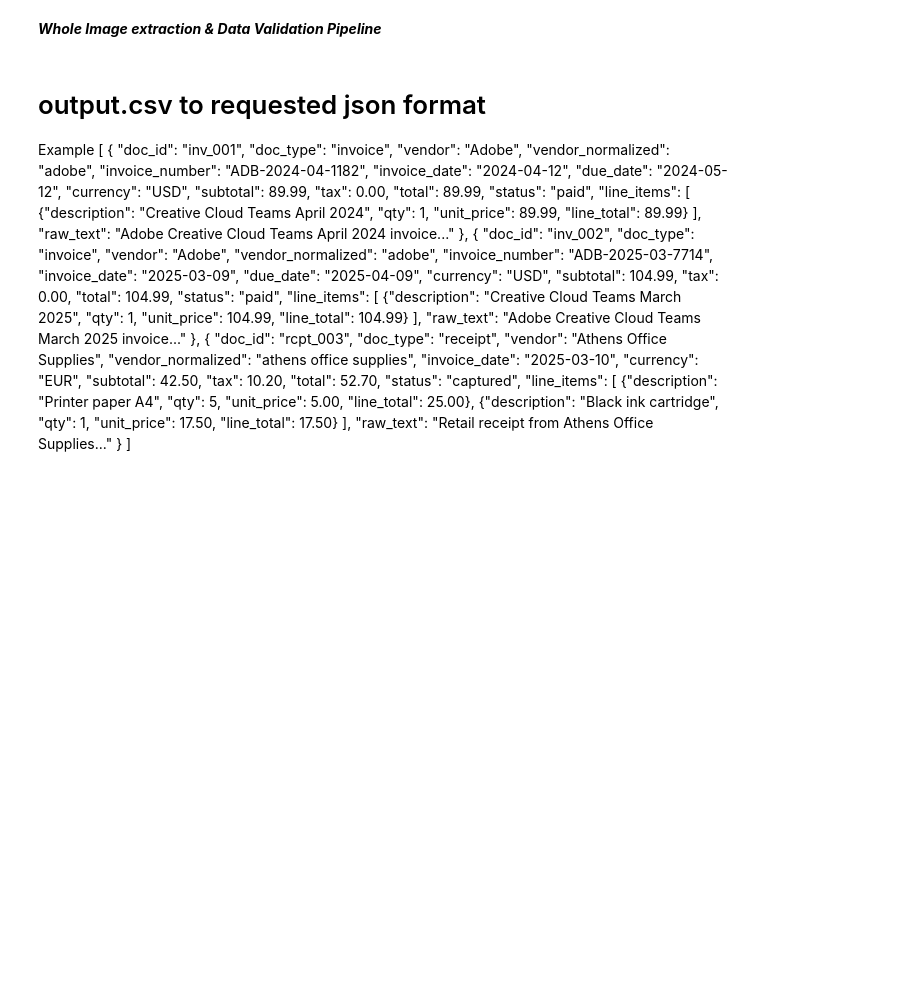
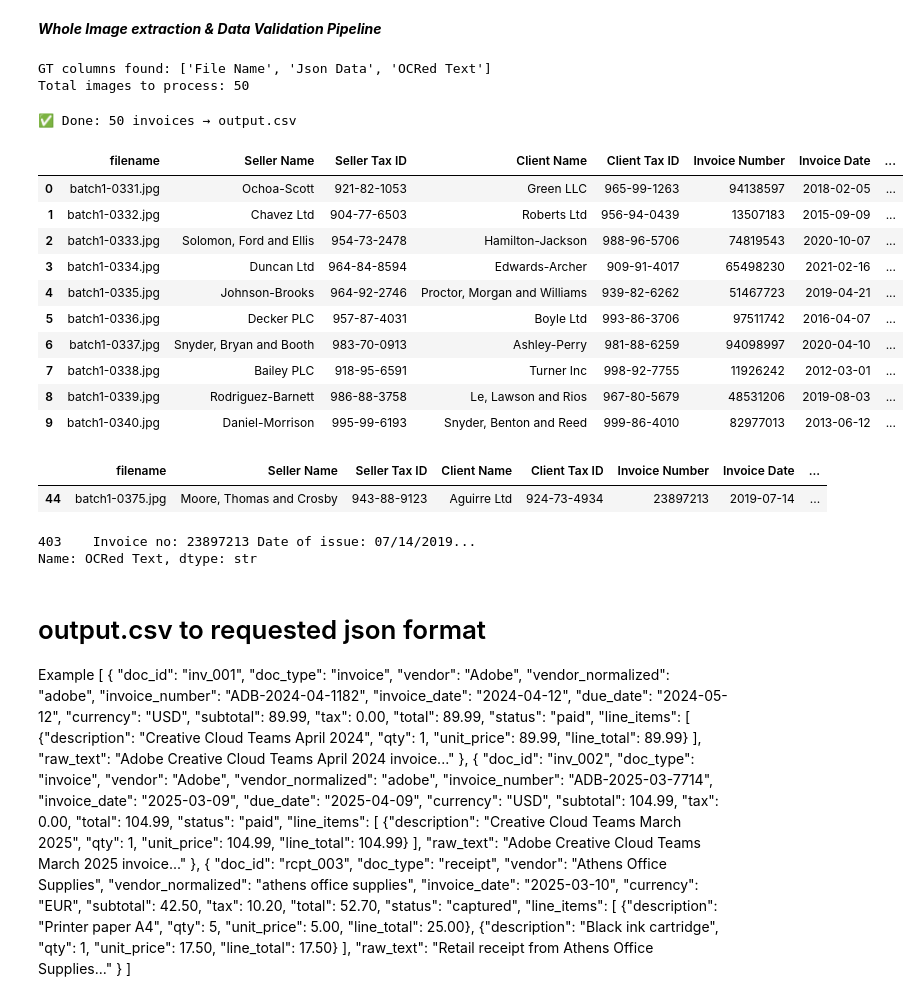
Before and after one commit to UpLong23/makeathon-2026-WHOAMI-inform, a Jupyter notebook: ocr/Process_cv2_Tesseract.ipynb, the cells around one changed output. Cells and saved outputs as stored; diff of their text form; code cells hidden in the pictures; blank space fills up the shorter version.

```diff
--- a/ocr/Process_cv2_Tesseract.ipynb
+++ b/ocr/Process_cv2_Tesseract.ipynb
@@ -38,7 +48,7 @@ ROOT            = "/kaggle/input/datasets/osamahosamabdellatif/high-quality-invo
 CHECKPOINT_FILE = "/kaggle/working/checkpoint.json"
 OUTPUT_CSV      = "/kaggle/working/output.csv"
 
-# client = Groq(api_key=secret_value_0)
+client = Groq(api_key=api_key)
 
 REQUIRED_FIELDS = [
     "Seller Name", "Seller Tax ID", "Client Name", "Client Tax ID",
@@ -103,12 +113,18 @@ def load_ground_truth(csv_path):
     """
     Loads a ground truth CSV into a dict keyed by filename.
     Handles both 'filename' and 'image' column names.
+    gt_lookup is a directory in which each key is an image.
+    Each image's values are the ground truth (correct) data that the ocr model
+    should return.
+    Therefore this is a great way to compare, evaluate, and calculate accuracy
+    metrics for the performance of the ocr model.
     """
     if not csv_path or not os.path.exists(csv_path):
         return {}
 
     df = pd.read_csv(csv_path)
     print(f"GT columns found: {list(df.columns)}")
+    df.head(5)
 
     gt_lookup = {}
     for _, row in df.iterrows():
@@ -201,13 +217,15 @@ def extract_text(img):
 
             if prev_right == 0:
                 line += text
-            elif gap > midpoint * 0.4:
+            elif gap > midpoint * 0.3:
                 line += "\t" + text
             elif gap > 15:
                 line += " " + text
             else:
                 line += " " + text
 
+            # line += "\t" + text
+
             prev_right = left + width
 
         raw_text += line.strip() + "\n"
@@ -292,7 +310,8 @@ def extract_fields_llm(raw_text:str):
     Temperature=0 for deterministic extraction.
     """
     prompt = f"""
-    You are an invoice field extractor. The input is raw OCR text — it may be jumbled, out of order, or have broken formatting. Do NOT read it top-to-bottom. Scan the ENTIRE text to find each field by its meaning.
+    You are an invoice field extractor. The input is raw OCR text — it may be jumbled, out of order, or have broken formatting.
+    Do NOT read it top-to-bottom. Scan the ENTIRE text to find each field by its meaning.
 
     FIELDS TO EXTRACT:
     - Seller Name: Who issued/sold. A company or person name. Never an address, never the buyer.
@@ -326,7 +345,7 @@ def extract_fields_llm(raw_text:str):
     """
 
     response = client.chat.completions.create(
-        model="llama-3.1-8b-instant",
+        model="meta-llama/llama-4-scout-17b-16e-instruct",
         messages=[{"role": "user", "content": prompt}],
         response_format={"type": "json_object"},
         temperature=0,
@@ -424,6 +443,8 @@ def extract_fields(structured_text):
     except Exception as e:
         print(f"⚠️  LLM failed entirely → using regex: {e}")
         return regex_fields
+
+
 def run_pipeline(dataset, rate_limit_delay=0.8):
     results = []
 
@@ -447,6 +468,11 @@ def run_pipeline(dataset, rate_limit_delay=0.8):
 
             # ── Stage 2: Structure ────────────────────────────────
             structured_text     = structure_for_llm(raw_text)
+            # if img_path == "/Users/grigoriostsakalis/.cache/kagglehub/datasets/osamahosamabdellatif/high-quality-invoice-images-for-ocr/versions/3/batch_1/batch_1/batch1_1/batch1-0359.jpg":
+            #     print(structured_text)
+            #     exit(0)
+            # else:
+            #     continue
 
             # ── Stage 3: Extract (LLM + regex fallback combined) ──
             fields              = extract_fields(structured_text)
@@ -457,34 +483,60 @@ def run_pipeline(dataset, rate_limit_delay=0.8):
             if missing:
                 print(f"\n⚠️  [{filename}] missing: {missing}")
 
             # ── Stage 5: Build row ────────────────────────────────
             row = {
                 "filename" : filename,
                 **{f: fields.get(f) for f in REQUIRED_FIELDS},
             }
 
         except Exception as e:
             print(f"\n❌ [{filename}]: {e}")
             row = {
                 "filename" : filename,
                 **{f: None for f in REQUIRED_FIELDS},
             }
 
         results.append(row)
         time.sleep(rate_limit_delay)
 
     return results
 
 
 # ── Run ────────────────────────────────────────────────────────────
 results = run_pipeline(dataset)
 
 # ── Save output.csv ────────────────────────────────────────────────
 df = pd.DataFrame(results)[["filename"] + REQUIRED_FIELDS]
-df.to_csv("/kaggle/working/output.csv", index=False)
+df.to_csv(".data/working/output.csv", index=False)
 
 print(f"\n✅ Done: {len(df)} invoices → output.csv")
 display(df.head(10))
+# %% [output]
+GT columns found: ['File Name', 'Json Data', 'OCRed Text']
+Total images to process: 50
+✅ Done: 50 invoices → output.csv
+|  | filename | Seller Name | Seller Tax ID | Client Name | Client Tax ID | Invoice Number | Invoice Date | ... |
+| 0 | batch1-0331.jpg | Ochoa-Scott | 921-82-1053 | Green LLC | 965-99-1263 | 94138597 | 2018-02-05 | ... |
+| 1 | batch1-0332.jpg | Chavez Ltd | 904-77-6503 | Roberts Ltd | 956-94-0439 | 13507183 | 2015-09-09 | ... |
+| 2 | batch1-0333.jpg | Solomon, Ford and Ellis | 954-73-2478 | Hamilton-Jackson | 988-96-5706 | 74819543 | 2020-10-07 | ... |
+| 3 | batch1-0334.jpg | Duncan Ltd | 964-84-8594 | Edwards-Archer | 909-91-4017 | 65498230 | 2021-02-16 | ... |
+| 4 | batch1-0335.jpg | Johnson-Brooks | 964-92-2746 | Proctor, Morgan and Williams | 939-82-6262 | 51467723 | 2019-04-21 | ... |
+| 5 | batch1-0336.jpg | Decker PLC | 957-87-4031 | Boyle Ltd | 993-86-3706 | 97511742 | 2016-04-07 | ... |
+| 6 | batch1-0337.jpg | Snyder, Bryan and Booth | 983-70-0913 | Ashley-Perry | 981-88-6259 | 94098997 | 2020-04-10 | ... |
+| 7 | batch1-0338.jpg | Bailey PLC | 918-95-6591 | Turner Inc | 998-92-7755 | 11926242 | 2012-03-01 | ... |
+| 8 | batch1-0339.jpg | Rodriguez-Barnett | 986-88-3758 | Le, Lawson and Rios | 967-80-5679 | 48531206 | 2019-08-03 | ... |
+| 9 | batch1-0340.jpg | Daniel-Morrison | 995-99-6193 | Snyder, Benton and Reed | 999-86-4010 | 82977013 | 2013-06-12 | ... |
+# %%
+display(df.loc[df["filename"] == "batch1-0375.jpg"])
+# batch1_df
+to_print = batch1_df.loc[batch1_df["File Name"] == "batch1-0375.jpg"]
+
+print(to_print["OCRed Text"])
+# %% [output]
+|  | filename | Seller Name | Seller Tax ID | Client Name | Client Tax ID | Invoice Number | Invoice Date | ... |
+| 44 | batch1-0375.jpg | Moore, Thomas and Crosby | 943-88-9123 | Aguirre Ltd | 924-73-4934 | 23897213 | 2019-07-14 | ... |
+403    Invoice no: 23897213 Date of issue: 07/14/2019...
+Name: OCRed Text, dtype: str
 # %% [markdown]
 # output.csv to requested json format
 Example
```
Also changed, not shown: parts of 5 cells of this notebook.
